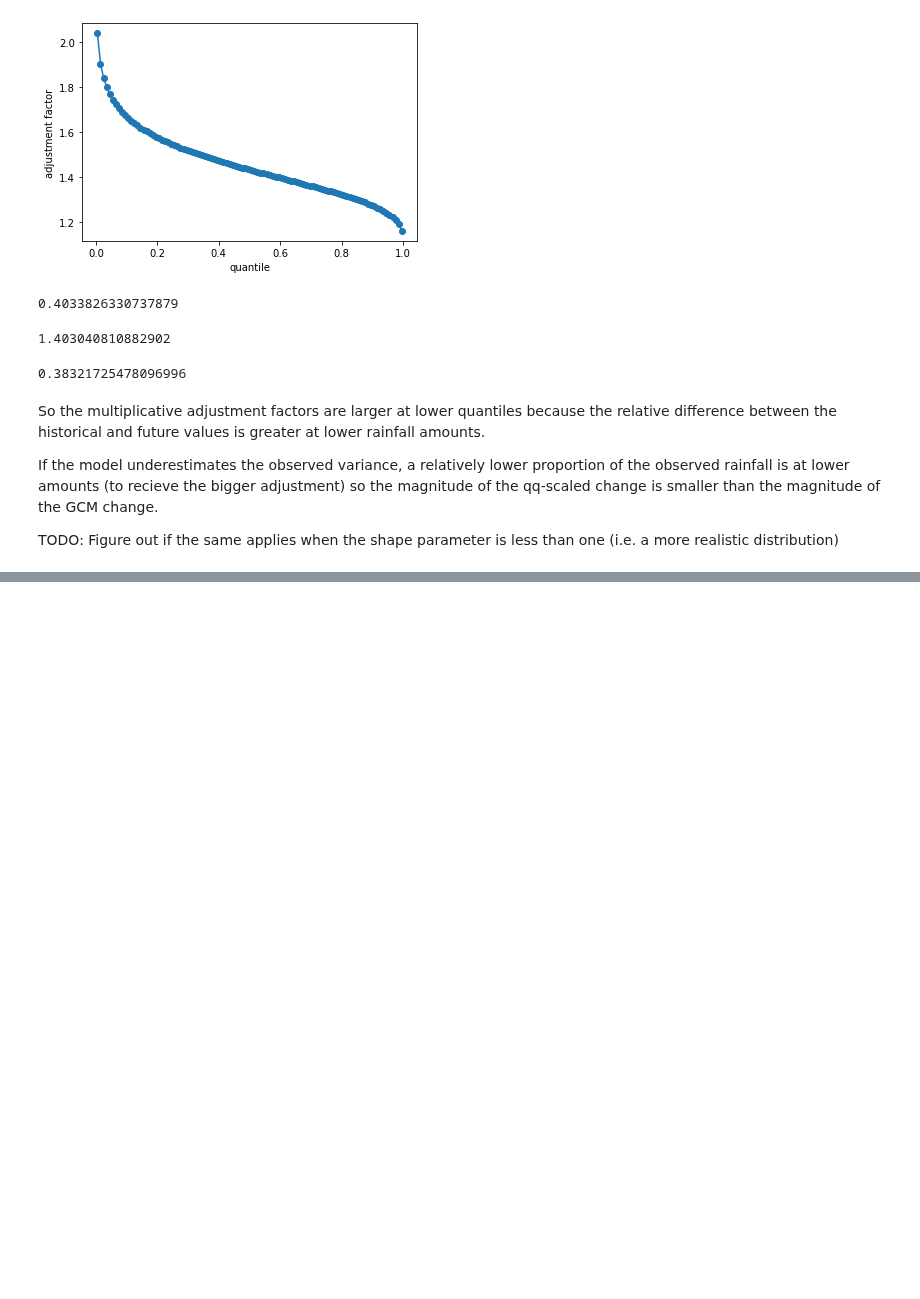
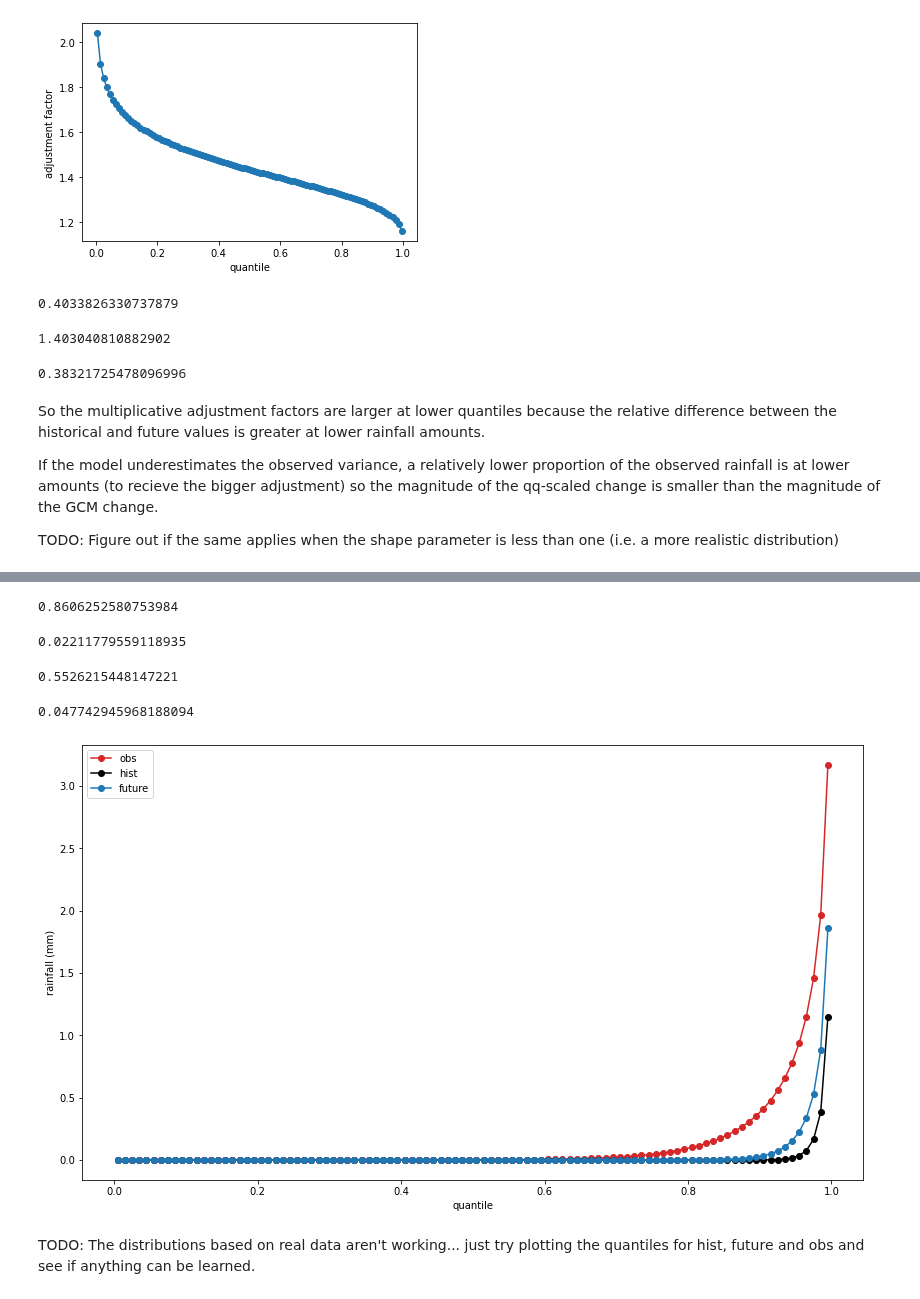
Before and after one commit to AusClimateService/qq-workflows, a Jupyter notebook: cih_paper/gamma.ipynb, the cells around one changed output, grey strips where cells are left out. Cells and saved outputs as stored; diff of their text form; code cells hidden in the pictures; blank space fills up the shorter version.

```diff
--- a/cih_paper/gamma.ipynb
+++ b/cih_paper/gamma.ipynb
@@ -126,0 +221,10 @@ TODO: Figure out if the same applies when the shape parameter is less than one (
+# %%
+da_obs_point = ds_obs[obs_var].sel(point_selection, method='nearest')
+# %%
+da_obs_point = da_obs_point.compute()
+# %%
+obs_shape, obs_loc, obs_scale = gamma.fit(da_obs_point.data)
+print("Obs")
+print(f"Shape: {obs_shape}")
+print(f"Location: {obs_loc}")
+print(f"Scale: {obs_scale}")
@@ -126,0 +258,35 @@ TODO: Figure out if the same applies when the shape parameter is less than one (
+# %%
+da_hist_point.data.mean()
+# %% [output]
+0.8606252580753984
+# %%
+hist_mean = gamma.mean(a=hist_shape, scale=hist_scale)
+hist_mean
+# %% [output]
+0.02211779559118935
+# %%
+da_future_point.data.mean()
+# %% [output]
+0.5526215448147221
+# %%
+future_mean = gamma.mean(a=future_shape, scale=future_scale)
+future_mean
+# %% [output]
+0.047742945968188094
+# %%
+obs_quantiles = gamma.ppf(quantiles, a=obs_shape, scale=obs_scale)
+hist_quantiles = gamma.ppf(quantiles, a=hist_shape, scale=hist_scale)
+future_quantiles = gamma.ppf(quantiles, a=future_shape, scale=future_scale)
+# %%
+plt.figure(figsize=(14, 8))
+plt.plot(quantiles, obs_quantiles, marker='o', color='tab:red', label='obs')
+plt.plot(quantiles, hist_quantiles, marker='o', color='black', label='hist')
+plt.plot(quantiles, future_quantiles, marker='o', color='tab:blue', label='future')
+plt.legend()
+plt.ylabel('rainfall (mm)')
+plt.xlabel('quantile')
+plt.show()
+# %% [output]
+[figure, added]
+# %% [markdown]
+TODO: The distributions based on real data aren't working... just try plotting the quantiles for hist, future and obs and see if anything can be learned.
```
Also changed, not shown: parts of 21 cells of this notebook.
